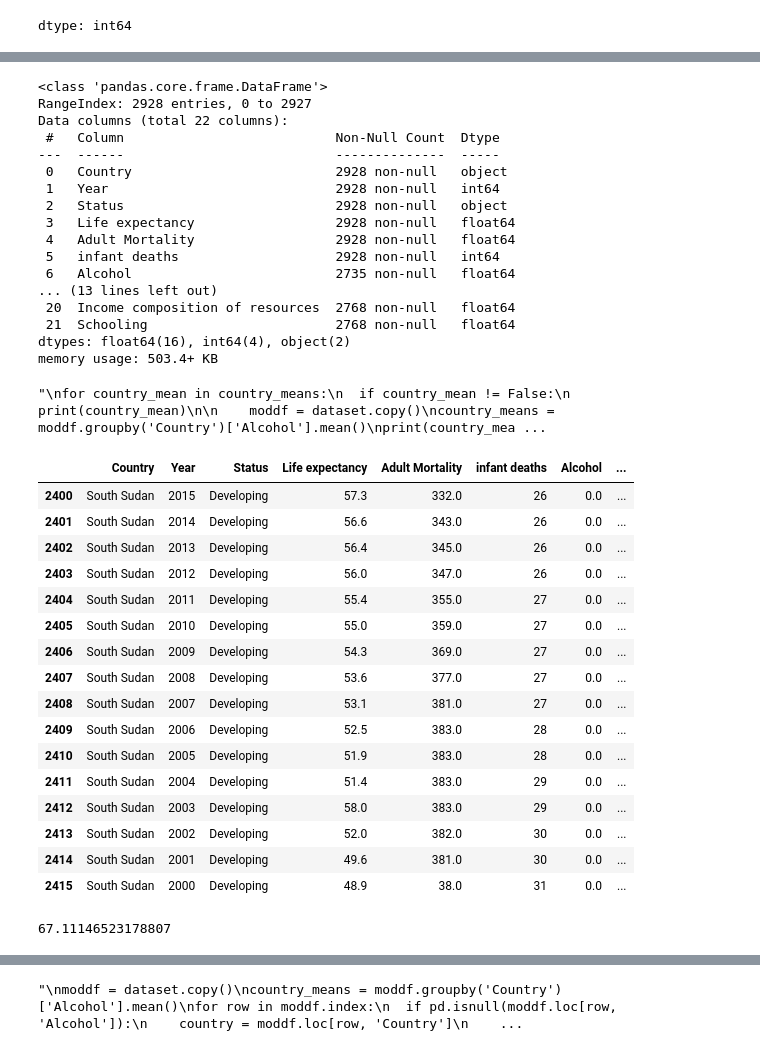
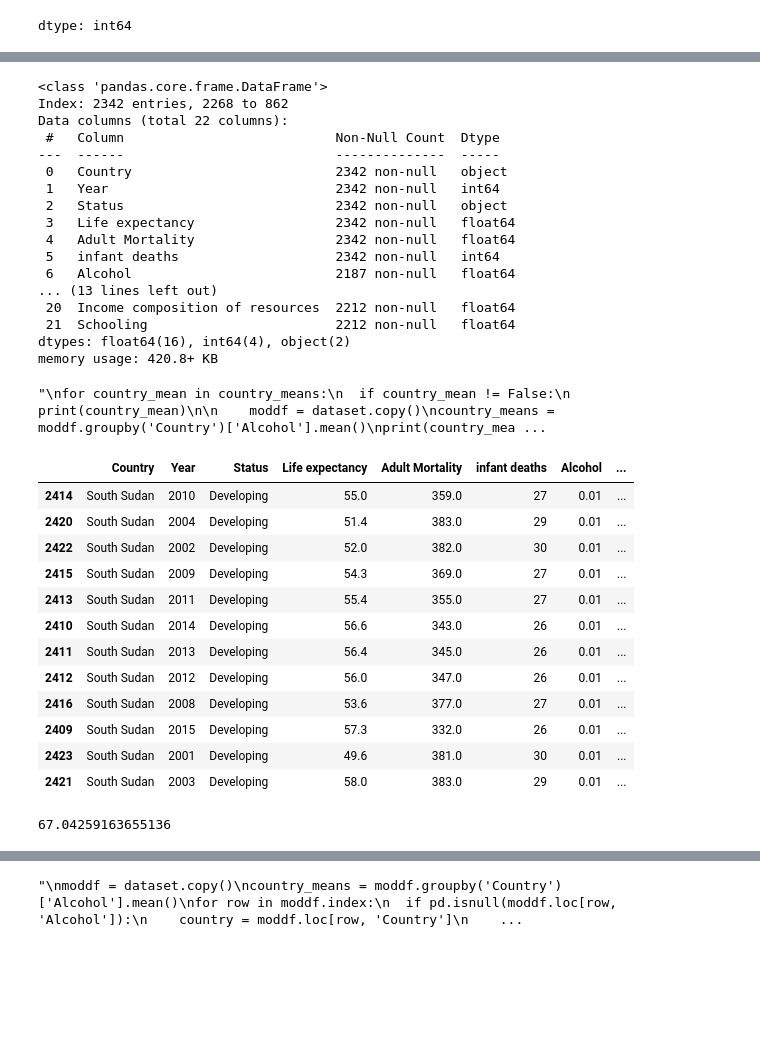
Before and after one commit to LozinskiMatthew/Life-Expectancy-Model, a Jupyter notebook: LifeExpectancyModel.ipynb, the cells around one changed output, grey strips where cells are left out. Cells and saved outputs as stored; diff of their text form; code cells hidden in the pictures; blank space fills up the shorter version.

```diff
--- a/LifeExpectancyModel.ipynb
+++ b/LifeExpectancyModel.ipynb
@@ -123,5 +127,13 @@ dataset.isnull().sum()
 dtype: int64
 # %%
 dataset.dropna(inplace=True, axis=0, subset=['Life expectancy '])
-dataset.isnull().sum()
+train_dataset, temp = train_test_split(dataset, test_size=0.2, random_state=42)
+validation_dataset, test_dataset = train_test_split(temp, test_size=0.5, random_state=42)
+
+print("\n\nTrain dataset \n")
+print(train_dataset.isnull().sum())
+print("\n\nValidation dataset \n")
+print(validation_dataset.isnull().sum())
+print("\n\nTest dataset \n")
+print(test_dataset.isnull().sum())
 dataset.reset_index(drop=True, inplace=True)
@@ -128,23 +158,23 @@ dataset.reset_index(drop=True, inplace=True)
 # %%
-dataset.info()
+train_dataset.info()
 # %% [output]
 <class 'pandas.core.frame.DataFrame'>
-RangeIndex: 2928 entries, 0 to 2927
+Index: 2342 entries, 2268 to 862
 Data columns (total 22 columns):
  #   Column                           Non-Null Count  Dtype
 ---  ------                           --------------  -----
- 0   Country                          2928 non-null   object
- 1   Year                             2928 non-null   int64
- 2   Status                           2928 non-null   object
- 3   Life expectancy                  2928 non-null   float64
- 4   Adult Mortality                  2928 non-null   float64
- 5   infant deaths                    2928 non-null   int64
- 6   Alcohol                          2735 non-null   float64
+ 0   Country                          2342 non-null   object
+ 1   Year                             2342 non-null   int64
+ 2   Status                           2342 non-null   object
+ 3   Life expectancy                  2342 non-null   float64
+ 4   Adult Mortality                  2342 non-null   float64
+ 5   infant deaths                    2342 non-null   int64
+ 6   Alcohol                          2187 non-null   float64
 ... (13 lines left out)
- 20  Income composition of resources  2768 non-null   float64
- 21  Schooling                        2768 non-null   float64
+ 20  Income composition of resources  2212 non-null   float64
+ 21  Schooling                        2212 non-null   float64
 dtypes: float64(16), int64(4), object(2)
-memory usage: 503.4+ KB
+memory usage: 420.8+ KB
 # %%
 '''
 moddf = dataset.copy()
@@ -167,31 +197,29 @@ dataset[dataset['Country'] == 'South Sudan']
 # %% [output]
 "\nfor country_mean in country_means:\n  if country_mean != False:\n    print(country_mean)\n\n    moddf = dataset.copy()\ncountry_means = moddf.groupby('Country')['Alcohol'].mean()\nprint(country_mea ...
 # %%
-dataset[dataset['Country'] == 'South Africa']['Alcohol'].mean()
+train_dataset[train_dataset['Country'] == 'South Africa']['Alcohol'].mean()
 # The idea is pretty simple, from the external sources I'll aquire the weighed average for values not in the context, e.t. in this case South Sudan
 # We can assume that Sudan alcohol consuption is 0.0
-dataset.loc[dataset['Country'] == 'South Sudan', 'Alcohol'] = 0.0
+train_dataset.loc[train_dataset['Country'] == 'South Sudan', 'Alcohol'] = 0.01
+validation_dataset.loc[validation_dataset['Country'] == 'South Sudan', 'Alcohol'] = 0.01
+test_dataset.loc[test_dataset['Country'] == 'South Sudan', 'Alcohol'] = 0.01
 # %%
-dataset[dataset['Country'] == 'South Sudan']
+train_dataset[train_dataset['Country'] == 'South Sudan']
 # %% [output]
 |  | Country | Year | Status | Life expectancy | Adult Mortality | infant deaths | Alcohol | ... |
-| 2400 | South Sudan | 2015 | Developing | 57.3 | 332.0 | 26 | 0.0 | ... |
-| 2401 | South Sudan | 2014 | Developing | 56.6 | 343.0 | 26 | 0.0 | ... |
-| 2402 | South Sudan | 2013 | Developing | 56.4 | 345.0 | 26 | 0.0 | ... |
-| 2403 | South Sudan | 2012 | Developing | 56.0 | 347.0 | 26 | 0.0 | ... |
-| 2404 | South Sudan | 2011 | Developing | 55.4 | 355.0 | 27 | 0.0 | ... |
-| 2405 | South Sudan | 2010 | Developing | 55.0 | 359.0 | 27 | 0.0 | ... |
-| 2406 | South Sudan | 2009 | Developing | 54.3 | 369.0 | 27 | 0.0 | ... |
-| 2407 | South Sudan | 2008 | Developing | 53.6 | 377.0 | 27 | 0.0 | ... |
-| 2408 | South Sudan | 2007 | Developing | 53.1 | 381.0 | 27 | 0.0 | ... |
-| 2409 | South Sudan | 2006 | Developing | 52.5 | 383.0 | 28 | 0.0 | ... |
-| 2410 | South Sudan | 2005 | Developing | 51.9 | 383.0 | 28 | 0.0 | ... |
-| 2411 | South Sudan | 2004 | Developing | 51.4 | 383.0 | 29 | 0.0 | ... |
-| 2412 | South Sudan | 2003 | Developing | 58.0 | 383.0 | 29 | 0.0 | ... |
-| 2413 | South Sudan | 2002 | Developing | 52.0 | 382.0 | 30 | 0.0 | ... |
-| 2414 | South Sudan | 2001 | Developing | 49.6 | 381.0 | 30 | 0.0 | ... |
-| 2415 | South Sudan | 2000 | Developing | 48.9 | 38.0 | 31 | 0.0 | ... |
+| 2414 | South Sudan | 2010 | Developing | 55.0 | 359.0 | 27 | 0.01 | ... |
+| 2420 | South Sudan | 2004 | Developing | 51.4 | 383.0 | 29 | 0.01 | ... |
+| 2422 | South Sudan | 2002 | Developing | 52.0 | 382.0 | 30 | 0.01 | ... |
+| 2415 | South Sudan | 2009 | Developing | 54.3 | 369.0 | 27 | 0.01 | ... |
+| 2413 | South Sudan | 2011 | Developing | 55.4 | 355.0 | 27 | 0.01 | ... |
+| 2410 | South Sudan | 2014 | Developing | 56.6 | 343.0 | 26 | 0.01 | ... |
+| 2411 | South Sudan | 2013 | Developing | 56.4 | 345.0 | 26 | 0.01 | ... |
+| 2412 | South Sudan | 2012 | Developing | 56.0 | 347.0 | 26 | 0.01 | ... |
+| 2416 | South Sudan | 2008 | Developing | 53.6 | 377.0 | 27 | 0.01 | ... |
+| 2409 | South Sudan | 2015 | Developing | 57.3 | 332.0 | 26 | 0.01 | ... |
+| 2423 | South Sudan | 2001 | Developing | 49.6 | 381.0 | 30 | 0.01 | ... |
+| 2421 | South Sudan | 2003 | Developing | 58.0 | 383.0 | 29 | 0.01 | ... |
 # %%
-dataset[dataset['Status'] == 'Developing']['Life expectancy '].mean()
+train_dataset[train_dataset['Status'] == 'Developing']['Life expectancy '].mean()
 # %% [output]
-67.11146523178807
+67.04259163655136
```
Also changed, not shown: parts of 52 cells of this notebook.
